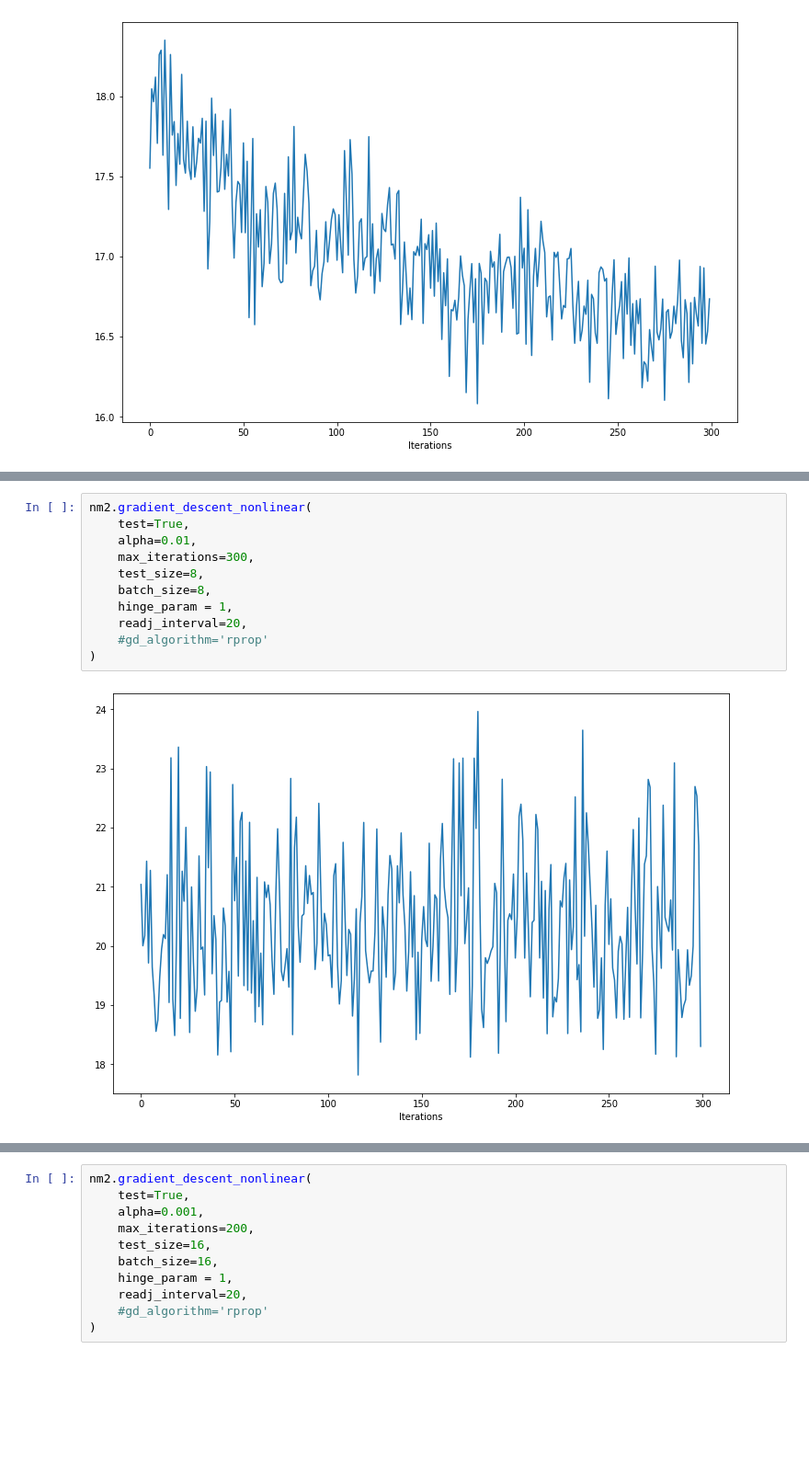
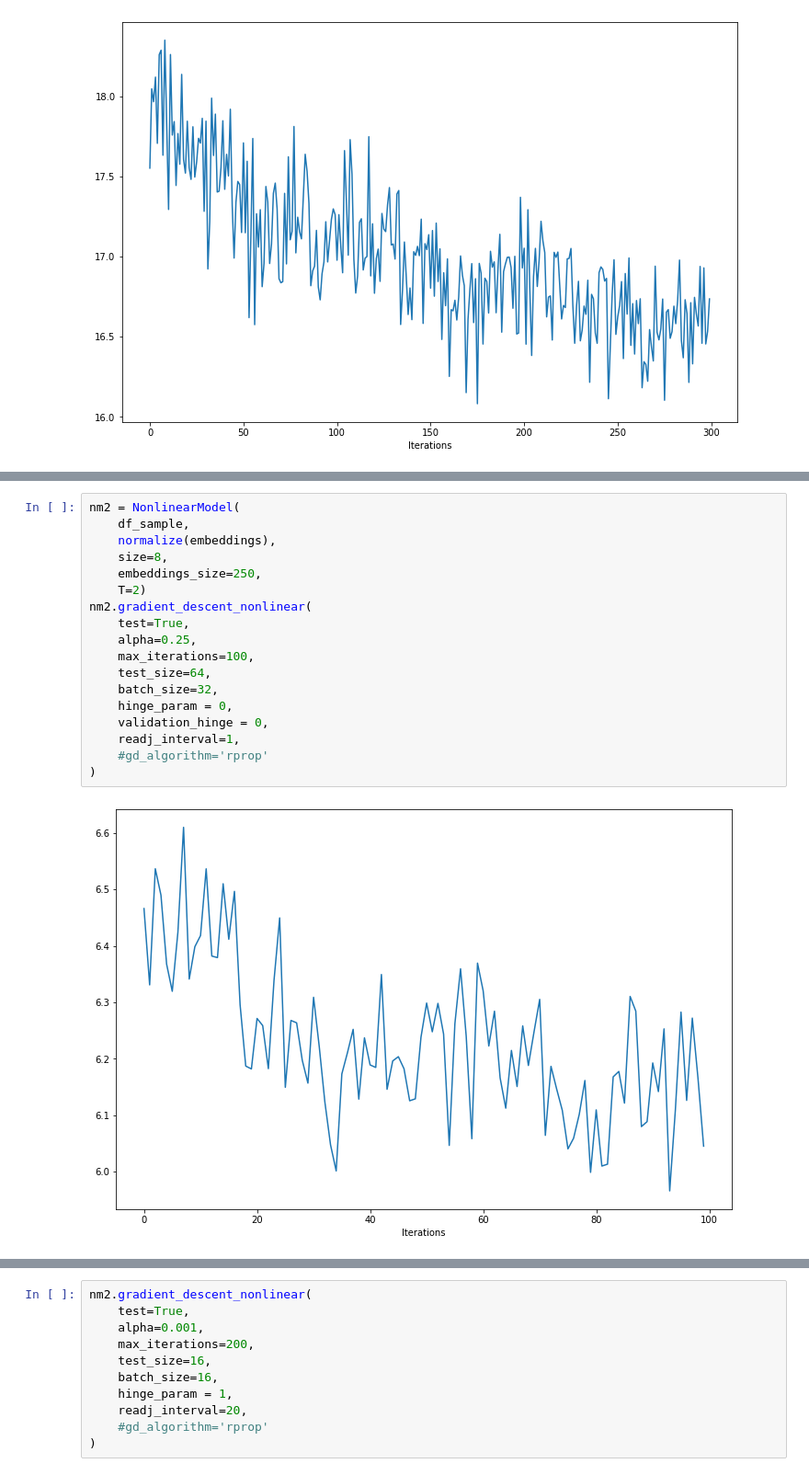
Before and after one commit to taylorhawks/globo-nonlinear-latent-factorization, a Jupyter notebook: Notebook.ipynb, the cells around one changed output, grey strips where cells are left out. Shown at 92% size. Drawn from its saved outputs; the diff is of its cells as text; blank space fills up the shorter version.

```diff
--- a/Notebook.ipynb
+++ b/Notebook.ipynb
@@ -183,13 +202,20 @@ ValueError: cannot reshape array of size 400000 into shape (8,364047)
 # %%
+nm2 = NonlinearModel(
+    df_sample,
+    normalize(embeddings),
+    size=8,
+    embeddings_size=250,
+    T=2)
 nm2.gradient_descent_nonlinear(
     test=True,
-    alpha=0.01,
-    max_iterations=300,
-    test_size=8,
-    batch_size=8,
-    hinge_param = 1,
-    readj_interval=20,
+    alpha=0.25,
+    max_iterations=100,
+    test_size=64,
+    batch_size=32,
+    hinge_param = 0,
+    validation_hinge = 0,
+    readj_interval=1,
     #gd_algorithm='rprop'
 )
 # %% [output]
-[figure, old version]
+[figure, new version]
```
Also changed, not shown: parts of 31 cells of this notebook, 1 other file.
